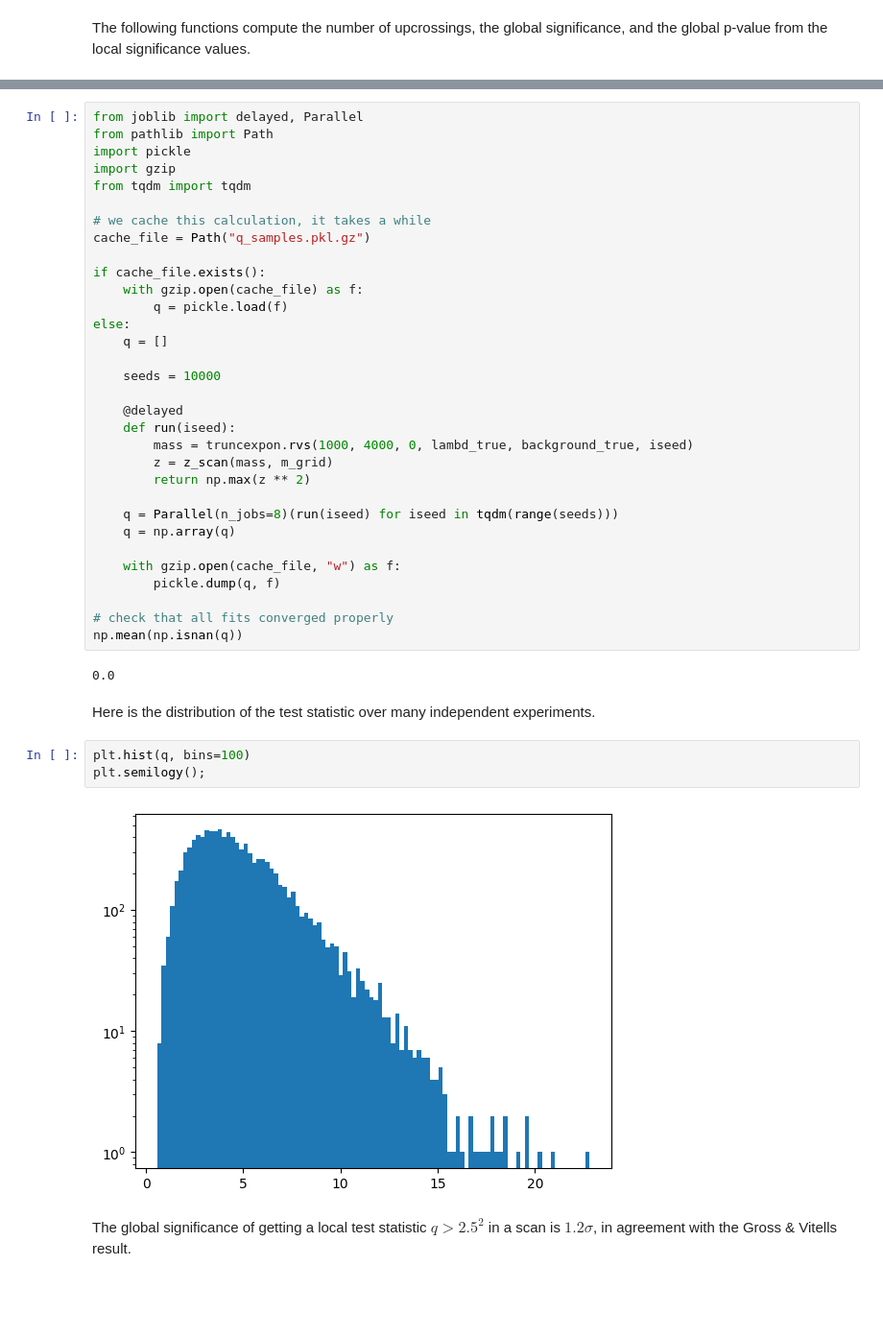
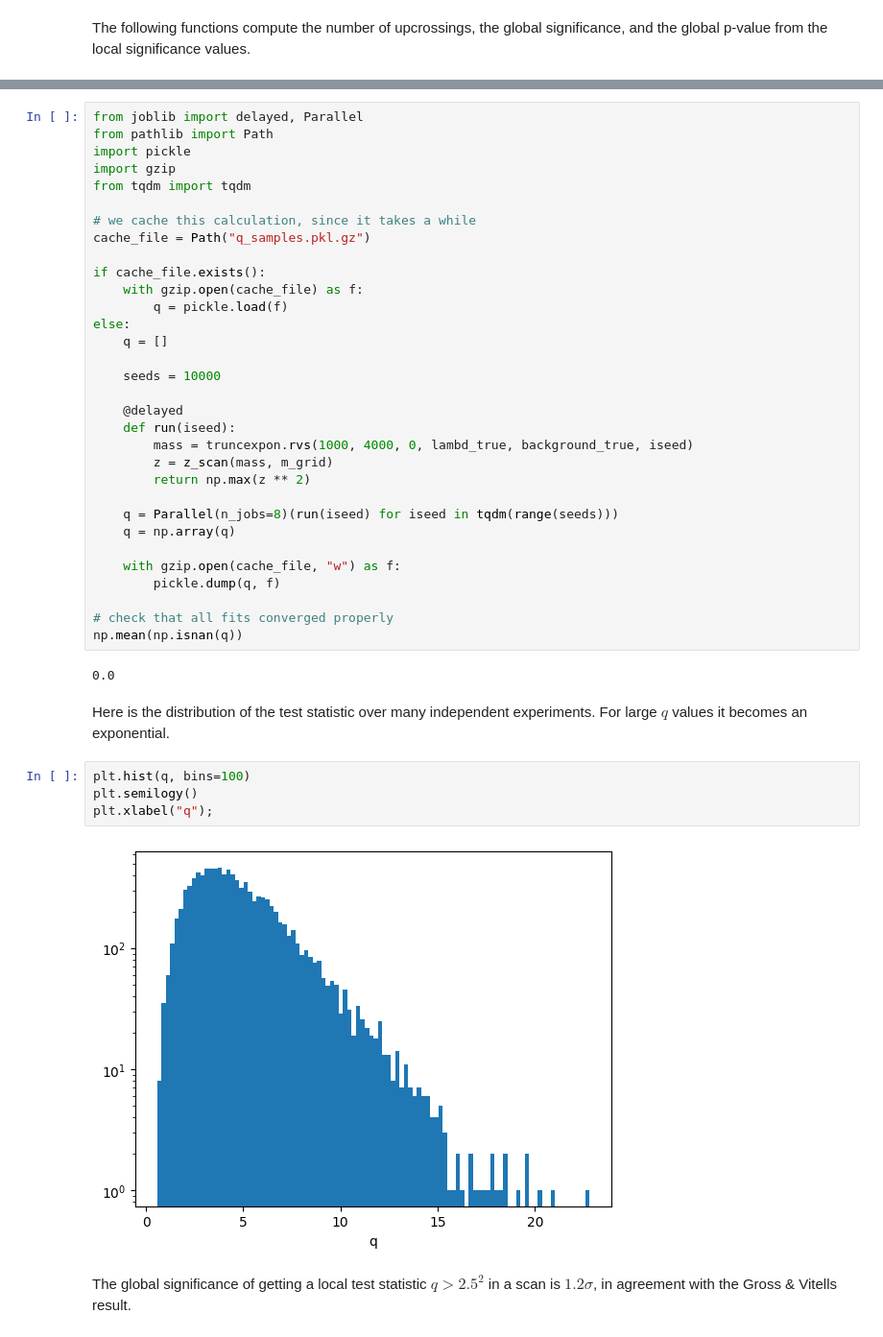
Before and after one commit to HDembinski/HDembinski.github.io, a Jupyter notebook: look_elsewhere_effect.ipynb, the cells around one changed output, grey strips where cells are left out. Shown at 96% size. Saved outputs shown, nothing was run; the diff lists cells and outputs as text; blank space fills up the shorter version.

```diff
--- a/look_elsewhere_effect.ipynb
+++ b/look_elsewhere_effect.ipynb
@@ -237,7 +258,7 @@ import pickle
 import gzip
 from tqdm import tqdm
 
-# we cache this calculation, it takes a while
+# we cache this calculation, since it takes a while
 cache_file = Path("q_samples.pkl.gz")
 
 if cache_file.exists():
@@ -265,12 +286,13 @@ np.mean(np.isnan(q))
 # %% [output]
 0.0
 # %% [markdown]
-Here is the distribution of the test statistic over many independent experiments.
+Here is the distribution of the test statistic over many independent experiments. For large $q$ values it becomes an exponential.
 # %%
 plt.hist(q, bins=100)
-plt.semilogy();
+plt.semilogy()
+plt.xlabel("q");
 # %% [output]
-[figure, old version]
+[figure, new version]
 # %% [markdown]
 The global significance of getting a local test statistic $q > 2.5^2$ in a scan is $1.2\sigma$, in agreement with the Gross & Vitells result.
 # %%
```
Also changed, not shown: parts of 9 cells of this notebook.
